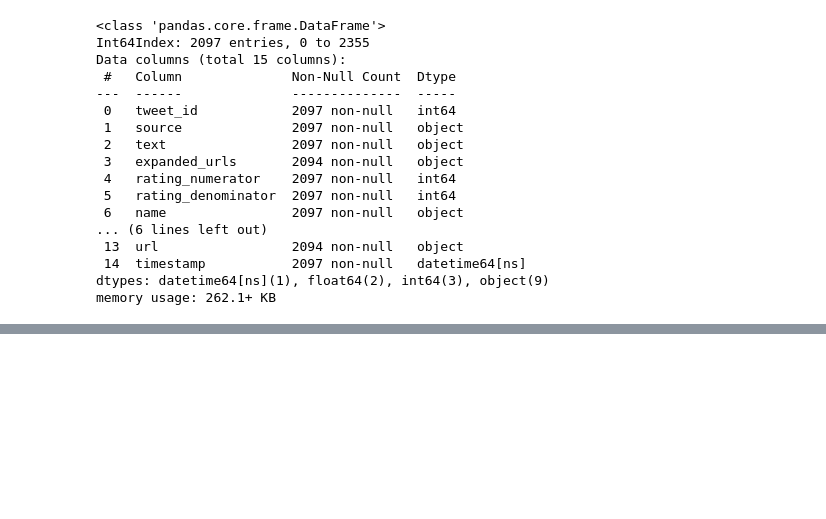
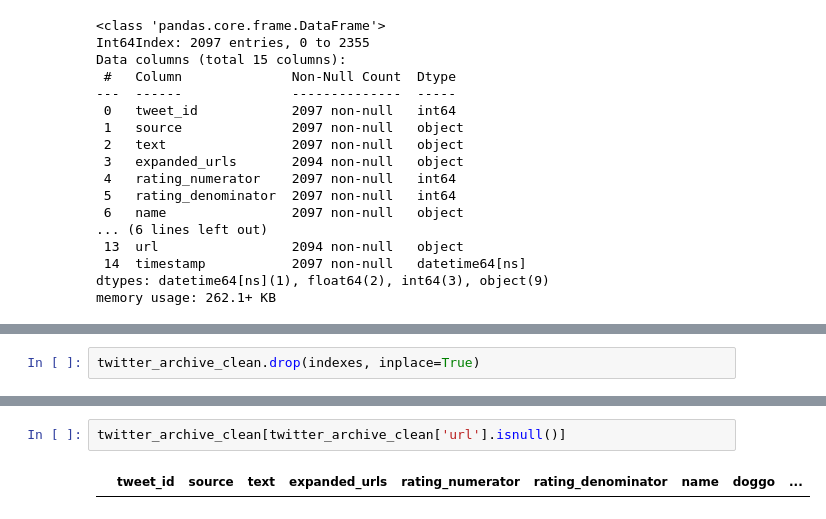
Before and after one commit to Miles-Murphy/data_wrangling_final_project, a Jupyter notebook: wrangle_act.ipynb, the cells around one changed output, grey strips where cells are left out. Drawn from its saved outputs; the diff is of its cells as text; blank space fills up the shorter version.

```diff
--- a/wrangle_act.ipynb
+++ b/wrangle_act.ipynb
@@ -794,0 +859,2 @@ memory usage: 262.1+ KB
+# %%
+twitter_archive_clean.drop(indexes, inplace=True)
@@ -794,0 +883,4 @@ memory usage: 262.1+ KB
+# %%
+twitter_archive_clean[twitter_archive_clean['url'].isnull()]
+# %% [output]
+|  | tweet_id | source | text | expanded_urls | rating_numerator | rating_denominator | name | doggo | ... |
```
Also changed, not shown: parts of 23 cells of this notebook.
